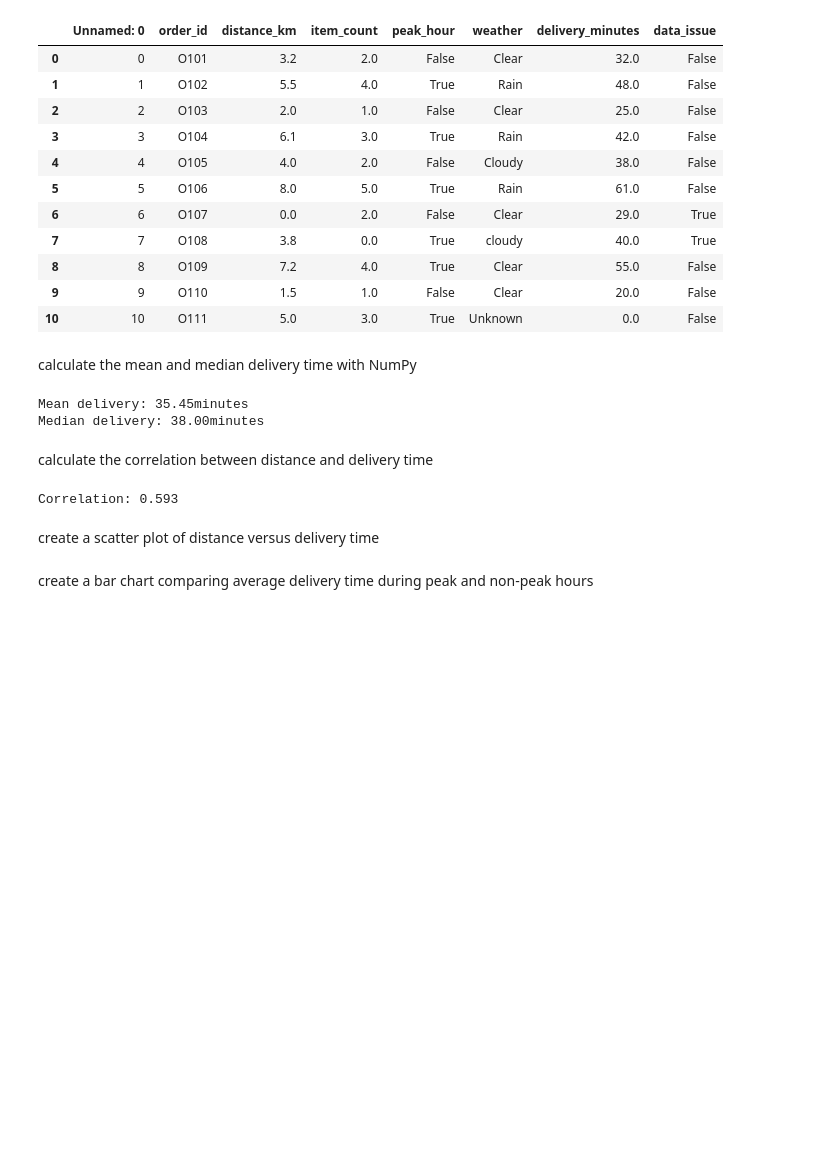
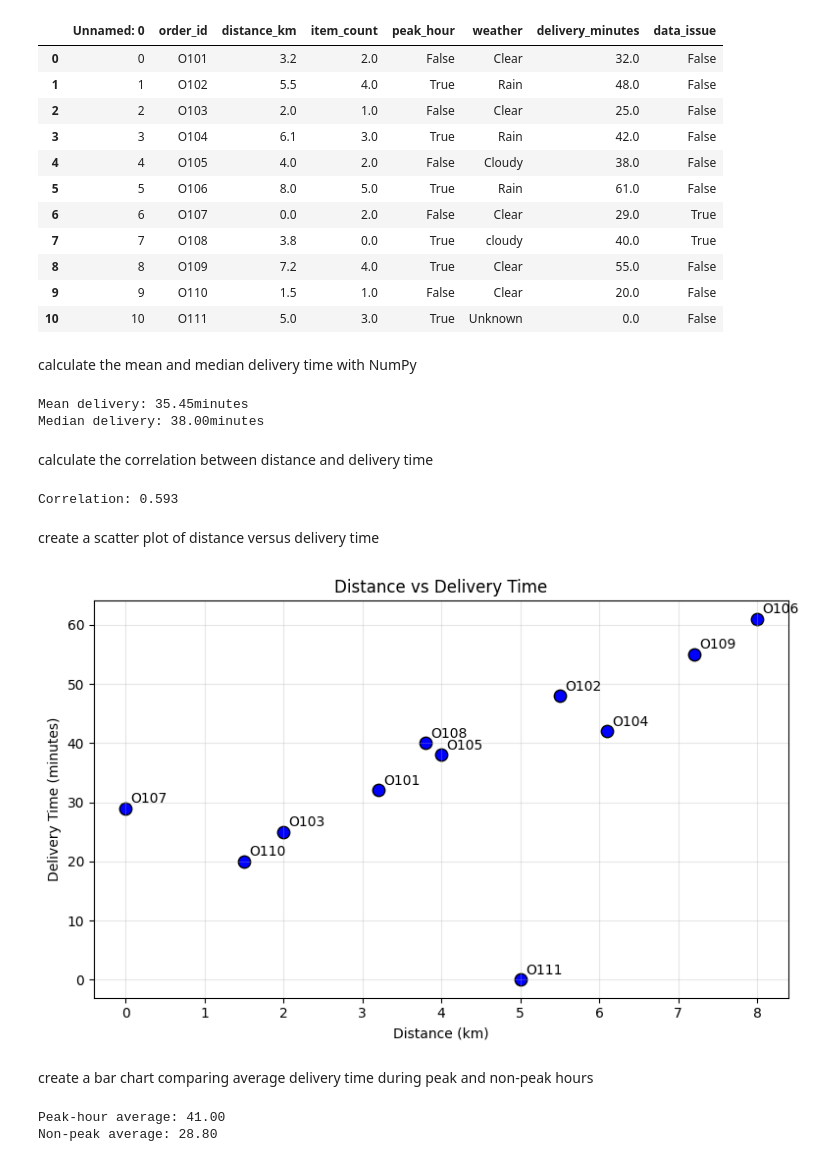
Before and after one commit to shota98501/workspace, a Jupyter notebook: Practice/Weekly/IX/EDA.ipynb, the cells around one changed output. Cells and saved outputs as stored; diff of their text form; code cells hidden in the pictures; blank space fills up the shorter version.

```diff
--- a/Practice/Weekly/IX/EDA.ipynb
+++ b/Practice/Weekly/IX/EDA.ipynb
@@ -45,5 +45,56 @@ print(f"Correlation: {correlation:.3f}")
 Correlation: 0.593
 # %% [markdown]
 create a scatter plot of distance versus delivery time
+# %%
+import matplotlib.pyplot as plt
+
+plt.figure(figsize=(8,5))
+
+plt.scatter(
+    df["distance_km"],
+    df["delivery_minutes"],
+    color="b",
+    s=80,
+    edgecolors="black"
+)
+
+for _, row in df.iterrows():
+    plt.annotate(
+        row["order_id"],
+        (
+            row["distance_km"],
+            row["delivery_minutes"]
+        ),
+        xytext=(4, 4),
+        textcoords="offset points"
+    )
+
+plt.title("Distance vs Delivery Time")
+plt.xlabel("Distance (km)")
+plt.ylabel("Delivery Time (minutes)")
+plt.grid(alpha=0.3)
+plt.tight_layout()
+plt.show()
+# %% [output]
+[figure, added]
 # %% [markdown]
 create a bar chart comparing average delivery time during peak and non-peak hours
+# %%
+peak_hour = df["peak_hour"].to_numpy(
+    dtype=bool
+)
+
+peak_average = np.mean(
+    delivery[peak_hour]
+)
+
+non_peak_average = np.mean(
+    delivery[~peak_hour]
+
+)
+
+print(f"Peak-hour average: {peak_average:.2f}")
+print(f"Non-peak average: {non_peak_average:.2f}")
+# %% [output]
+Peak-hour average: 41.00
+Non-peak average: 28.80
```
Also changed, not shown: parts of 1 cell of this notebook.
